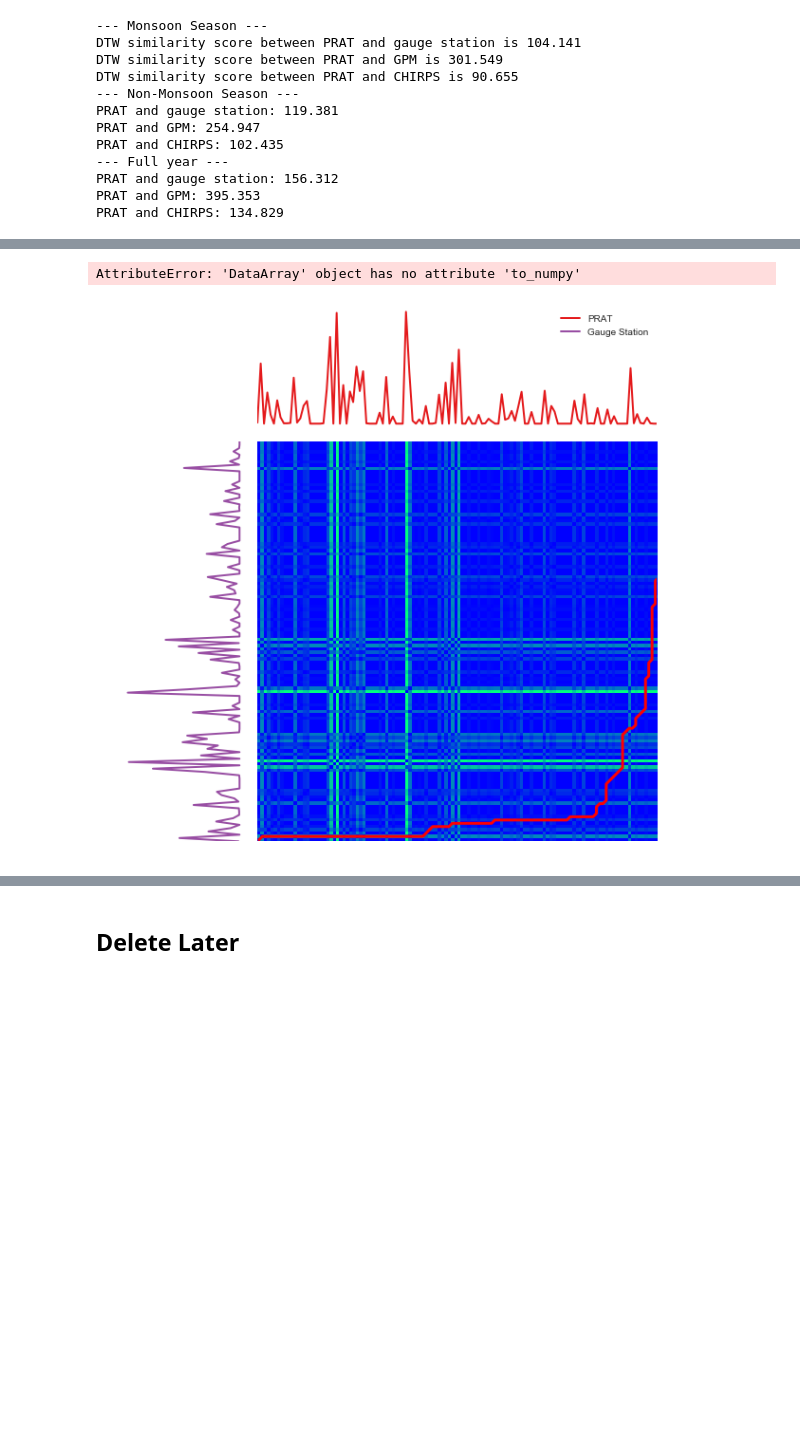
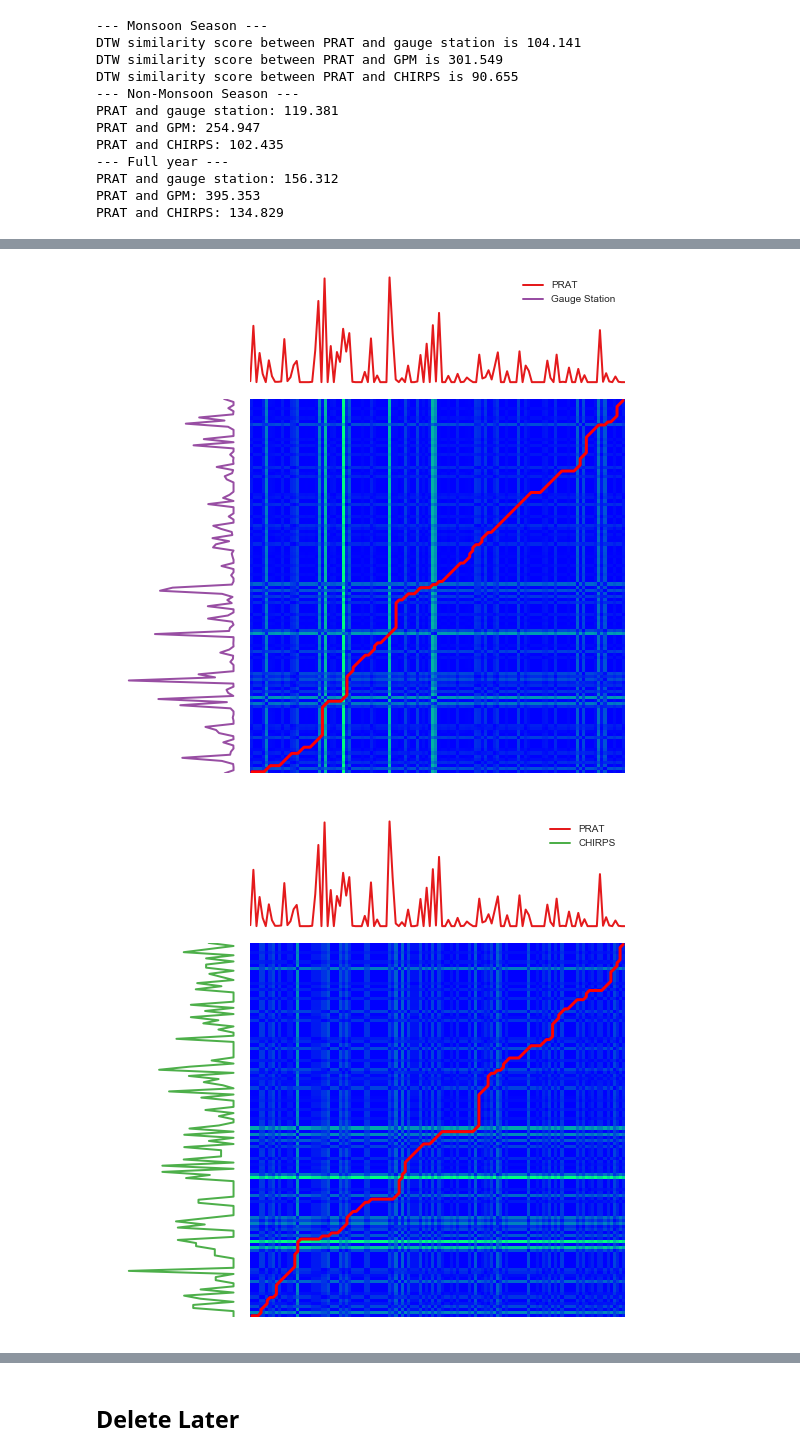
Before and after one commit to dsaharia/PRAT-Rainfall, a Jupyter notebook: imager-rainfall/01_Singapore_prat.ipynb, the cells around one changed output, grey strips where cells are left out. Saved outputs shown, nothing was run; the diff lists cells and outputs as text; code cells hidden in the pictures; blank space fills up the shorter version.

Commit message:
DTW matrix for other two data sources plotted

```diff
--- a/imager-rainfall/01_Singapore_prat.ipynb
+++ b/imager-rainfall/01_Singapore_prat.ipynb
@@ -438,9 +438,9 @@ To be checked later
 # scaler = TimeSeriesScalerMeanVariance(mu=0., std=1.)  # Rescale time series
 # prat_scaled = scaler.fit_transform(monsoon_prat['rainfall_rate'])
 # gauge_scaled = scaler.fit_transform(monsoon_gauge['rainfall_rate'])
-path_gauge, sim_gauge_monsoon = metrics.dtw_path(monsoon_prat['rainfall_rate'], monsoon_gauge['rainfall_rate'])
-path_gpm, sim_gpm_monsoon = metrics.dtw_path(monsoon_prat['rainfall_rate'], monsoon_gpm['precipitationCal'])
-path_chirps, sim_chirps_monsoon = metrics.dtw_path(monsoon_prat['rainfall_rate'], monsoon_chirps['precip'])
+path_gauge_monsoon, sim_gauge_monsoon = metrics.dtw_path(monsoon_prat['rainfall_rate'], monsoon_gauge['rainfall_rate'])
+path_gpm_monsoon, sim_gpm_monsoon = metrics.dtw_path(monsoon_prat['rainfall_rate'], monsoon_gpm['precipitationCal'])
+path_chirps_monsoon, sim_chirps_monsoon = metrics.dtw_path(monsoon_prat['rainfall_rate'], monsoon_chirps['precip'])
 print("--- Monsoon Season ---")
 print(f"DTW similarity score between PRAT and gauge station is {sim_gauge_monsoon:.3f}")
 print(f"DTW similarity score between PRAT and GPM is {sim_gpm_monsoon:.3f}")
@@ -475,7 +475,7 @@ PRAT and gauge station: 156.312
 PRAT and GPM: 395.353
 PRAT and CHIRPS: 134.829
 # %%
-def plot_DTW(series):
+def plot_DTW(series, path, labels, color):
     left, bottom = 0.01, 0.1
     w_ts = h_ts = 0.2
     left_h = left + w_ts + 0.02
@@ -485,19 +485,20 @@ def plot_DTW(series):
     rect_s_y = [left, bottom, w_ts, height]
     rect_gram = [left_h, bottom, width, height]
     rect_s_x = [left_h, bottom_h, width, h_ts]
-    plt.figure(1, figsize=(9, 9))
+
+    plt.figure(1, figsize=(8, 8))
     ax_gram = plt.axes(rect_gram)
     ax_s_x = plt.axes(rect_s_x)
     ax_s_y = plt.axes(rect_s_y)
     sz =  monsoon_prat['rainfall_rate'].shape[0]
     distance = cdist(
         monsoon_prat['rainfall_rate'].to_numpy().reshape(-1, 1),
-       series.to_numpy().reshape(-1, 1)
+        series.reshape(-1, 1)
     )
     ax_gram.imshow(distance, origin='lower', cmap='winter')
     ax_gram.axis("off")
     ax_gram.autoscale(False)
-    ax_gram.plot([j for (i, j) in path_gauge], [i for (i, j) in path_gauge], "r-",
+    ax_gram.plot([j for (i, j) in path], [i for (i, j) in path], "r-",
                  linewidth=3.)
 
     prat_plot, = ax_s_x.plot(np.arange(sz),  monsoon_prat['rainfall_rate'], linewidth=2., c='#e41a1c')
@@ -505,15 +506,15 @@ def plot_DTW(series):
     ax_s_x.set_xlim((0, sz - 1))
     # plt.title("DTW Similarity Matrix")
 
-    gauge_plot, = ax_s_y.plot( -series, np.arange(sz), linewidth=2., c='#984ea3')
+    target_plot, = ax_s_y.plot( -series, np.arange(sz), linewidth=2., c=color)
     ax_s_y.axis("off")
     ax_s_y.set_ylim((0, sz - 1))
-    ax_s_x.legend([prat_plot, gauge_plot], ["PRAT", "Gauge Station"], loc='upper right')
-    return gauge_plot
+    ax_s_x.legend([prat_plot, target_plot], labels, loc='upper right')
+#     plt.savefig(f'Figures/dtw_{labels[1]}.pdf')
+    plt.show()
     # plt.tight_layout()
-    # plt.savefig('Figures/dtw_matrix.pdf');
 # %%
-plot_DTW(monsoon_prat['rainfall_rate'])
-plot_DTW(monsoon_chirps['precip'])
-plot_DTW(monsoon_gpm['precipitationCal'])
+plot_DTW(monsoon_gauge['rainfall_rate'].to_numpy(), path_gauge_monsoon, ["PRAT", "Gauge Station"], '#984ea3')
+plot_DTW(monsoon_chirps['precip'].values, path_chirps_monsoon, ["PRAT", "CHIRPS"], '#4daf4a')
+plot_DTW(monsoon_gpm['precipitationCal'].values, path_gpm_monsoon, ["PRAT", "GPM"], '#377eb8')
 # %% [output]
@@ -522,2 +521,2 @@ Adding an axes using the same arguments as a previous axes currently reuses the
-AttributeError: 'DataArray' object has no attribute 'to_numpy'
-[figure, old version]
+[figure, new version]
+[figure, added]
```
Also changed, not shown: parts of 2 cells of this notebook.
